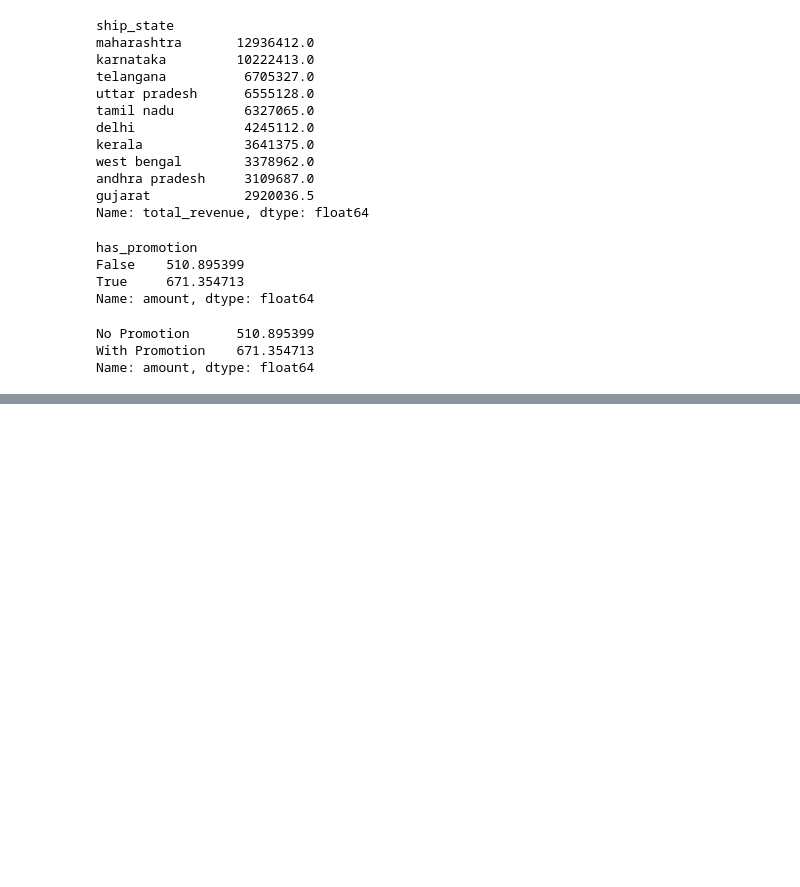
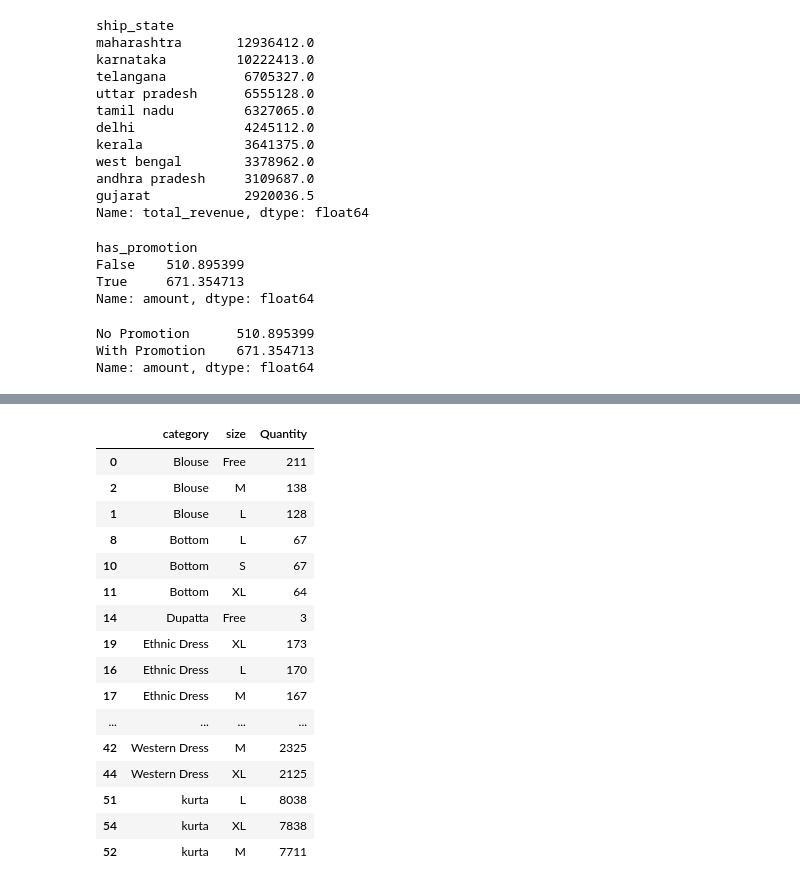
Before and after one commit to ibrahimsaber1/IMDB-movies-Analysis, a Jupyter notebook: amazon_sales.ipynb, the cells around one changed output, grey strips where cells are left out. Drawn from its saved outputs; the diff is of its cells as text; code cells hidden in the pictures; blank space fills up the shorter version.

```diff
--- a/amazon_sales.ipynb
+++ b/amazon_sales.ipynb
@@ -1012,0 +1035,25 @@ px.bar(promotion_impact,
+# %%
+top_sizes_by_category = (size_by_category
+                        .sort_values(['category', 'Quantity'], ascending=[True, False])
+                        .groupby('category')
+                        .head(3))
+
+top_sizes_by_category
+# %% [output]
+|  | category | size | Quantity |
+| 0 | Blouse | Free | 211 |
+| 2 | Blouse | M | 138 |
+| 1 | Blouse | L | 128 |
+| 8 | Bottom | L | 67 |
+| 10 | Bottom | S | 67 |
+| 11 | Bottom | XL | 64 |
+| 14 | Dupatta | Free | 3 |
+| 19 | Ethnic Dress | XL | 173 |
+| 16 | Ethnic Dress | L | 170 |
+| 17 | Ethnic Dress | M | 167 |
+| ... | ... | ... | ... |
+| 42 | Western Dress | M | 2325 |
+| 44 | Western Dress | XL | 2125 |
+| 51 | kurta | L | 8038 |
+| 54 | kurta | XL | 7838 |
+| 52 | kurta | M | 7711 |
```
Also changed, not shown: parts of 2 cells of this notebook.
